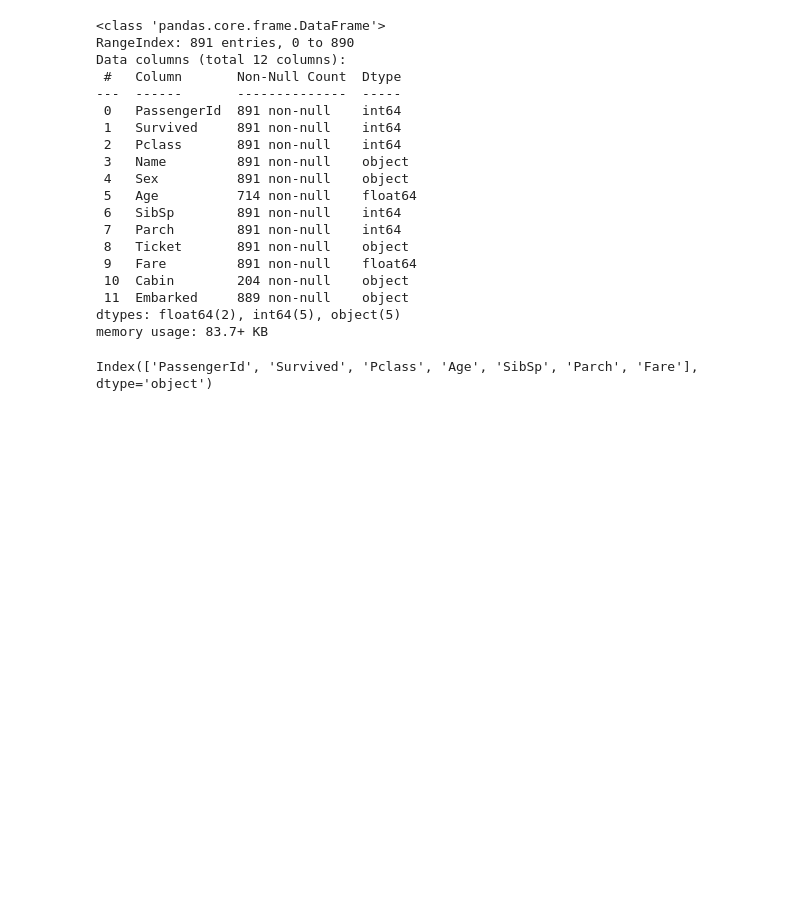
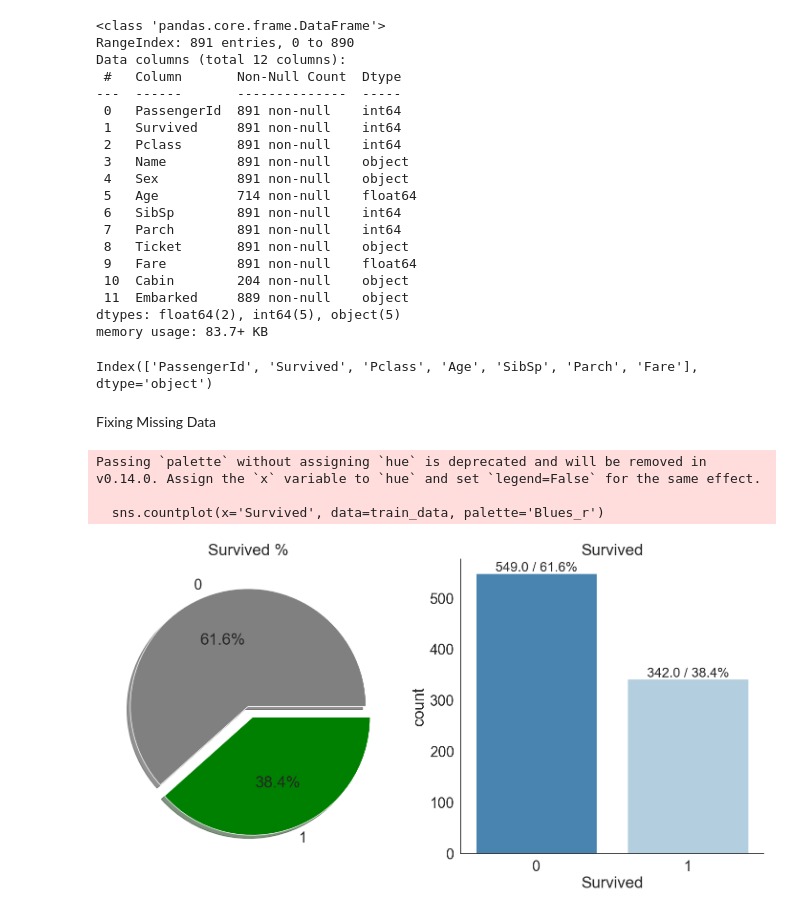
Before and after one commit to nicholasaxl/titanic-kaggle-nichaxl, a Jupyter notebook: Titanic_Kaggle_Axl.ipynb, the cells around one changed output. Saved outputs shown, nothing was run; the diff lists cells and outputs as text; code cells hidden in the pictures; blank space fills up the shorter version.

```diff
--- a/Titanic_Kaggle_Axl.ipynb
+++ b/Titanic_Kaggle_Axl.ipynb
@@ -102,3 +106,29 @@ memory usage: 83.7+ KB
 train_data.describe().columns
 # %% [output]
 Index(['PassengerId', 'Survived', 'Pclass', 'Age', 'SibSp', 'Parch', 'Fare'], dtype='object')
+# %% [markdown]
+Fixing Missing Data
+# %%
+total_cnt = train_data['Survived'].count()
+sns.set(font_scale = 2)
+sns.set_style("white")
+sns.set_palette("bright")
+f, ax = plt.subplots(1, 2, figsize = (18, 8))
+train_data['Survived'].value_counts().plot.pie(explode = [0, 0.1],
+                                               autopct = '%1.1f%%',
+                                               ax = ax[0],
+                                               shadow = True,
+                                               colors = ['grey', 'green'])
+ax[0].set_title('Survived %')
+ax[0].set_ylabel('')
+sns.countplot(x='Survived', data=train_data, palette='Blues_r')
+ax[1].set_title('Survived')
+for p in ax[1].patches:
+    x, height, width = p.get_x(), p.get_height(), p.get_width()
+    ax[1].text(x + width / 2, height + 10, f'{height} / {height / total_cnt * 100:2.1f}%', va='center', ha='center', size=20)
+sns.despine()
+# %% [output]
+Passing `palette` without assigning `hue` is deprecated and will be removed in v0.14.0. Assign the `x` variable to `hue` and set `legend=False` for the same effect.
+
+  sns.countplot(x='Survived', data=train_data, palette='Blues_r')
+[figure, added]
```
Also changed, not shown: parts of 11 cells of this notebook.
